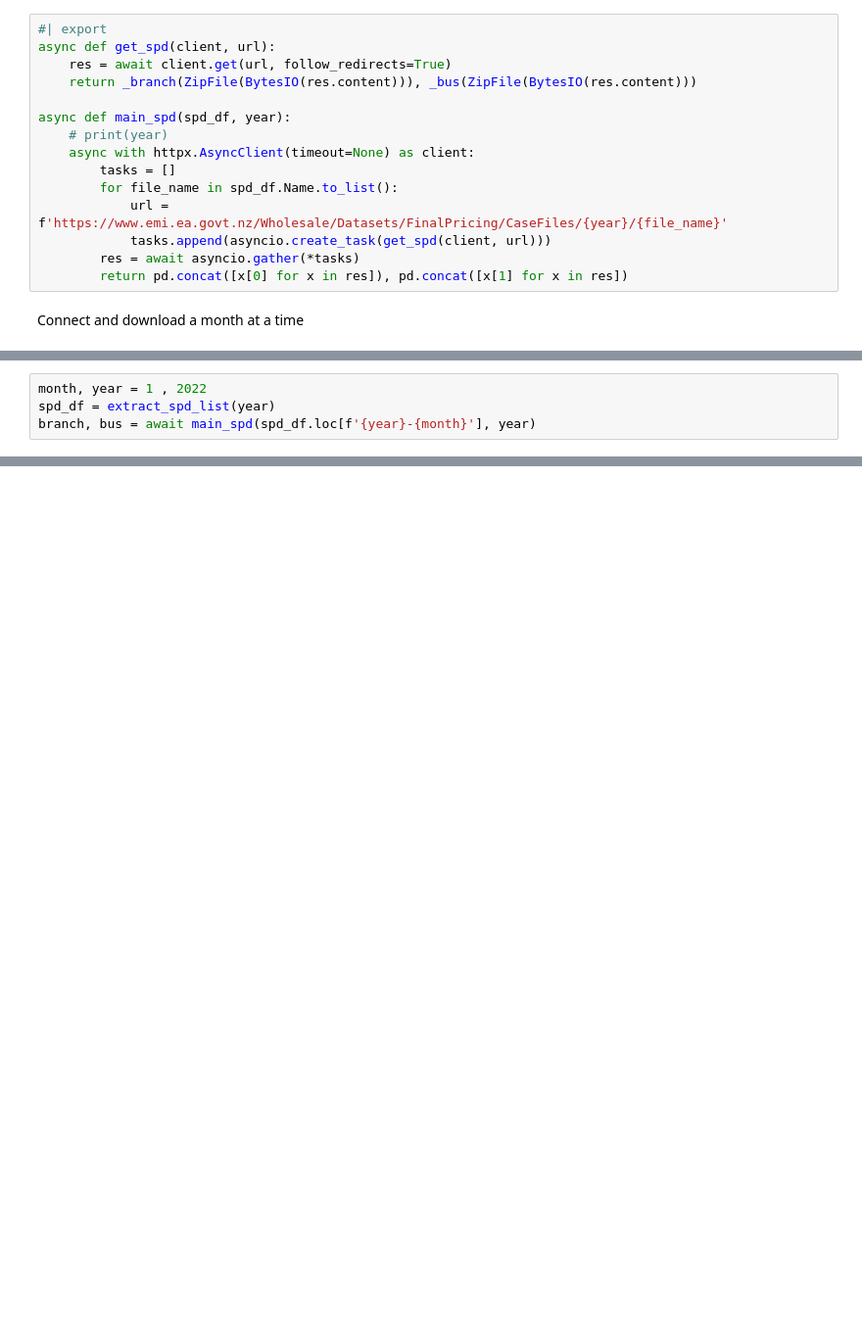
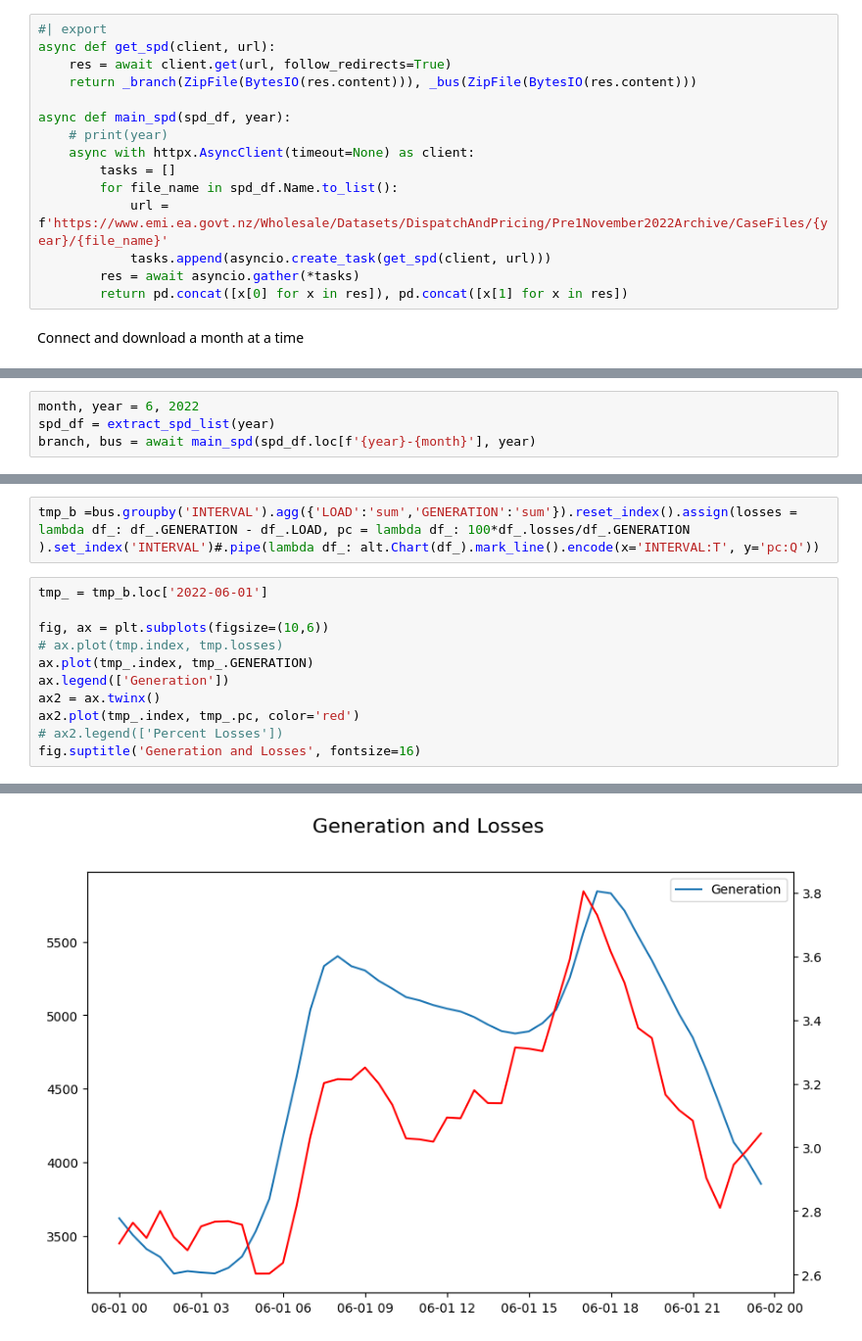
Before and after one commit to CJP123/spd_api, a Jupyter notebook: 00_spd.ipynb, the cells around one changed output, grey strips where cells are left out. Shown at 98% size. Cells and saved outputs as stored; diff of their text form; blank space fills up the shorter version.

```diff
--- a/00_spd.ipynb
+++ b/00_spd.ipynb
@@ -131,7 +132,7 @@ async def main_spd(spd_df, year):
     async with httpx.AsyncClient(timeout=None) as client:
         tasks = []
         for file_name in spd_df.Name.to_list():
-            url = f'https://www.emi.ea.govt.nz/Wholesale/Datasets/FinalPricing/CaseFiles/{year}/{file_name}'
+            url = f'https://www.emi.ea.govt.nz/Wholesale/Datasets/DispatchAndPricing/Pre1November2022Archive/CaseFiles/{year}/{file_name}'
             tasks.append(asyncio.create_task(get_spd(client, url)))
         res = await asyncio.gather(*tasks)
         return pd.concat([x[0] for x in res]), pd.concat([x[1] for x in res])
@@ -140,4 +145,4 @@ Connect and download a month at a time
 # %%
-month, year = 1 , 2022
+month, year = 6, 2022
 spd_df = extract_spd_list(year)
 branch, bus = await main_spd(spd_df.loc[f'{year}-{month}'], year)
@@ -162,0 +155,14 @@ branch, bus = await main_spd(spd_df.loc[f'{year}-{month}'], year)
+# %%
+tmp_b =bus.groupby('INTERVAL').agg({'LOAD':'sum','GENERATION':'sum'}).reset_index().assign(losses = lambda df_: df_.GENERATION - df_.LOAD, pc = lambda df_: 100*df_.losses/df_.GENERATION ).set_index('INTERVAL')#.pipe(lambda df_: alt.Chart(df_).mark_line().encode(x='INTERVAL:T', y='pc:Q'))
+# %%
+tmp_ = tmp_b.loc['2022-06-01']
+
+fig, ax = plt.subplots(figsize=(10,6))
+# ax.plot(tmp.index, tmp.losses)
+ax.plot(tmp_.index, tmp_.GENERATION)
+ax.legend(['Generation'])
+ax2 = ax.twinx()
+ax2.plot(tmp_.index, tmp_.pc, color='red')
+# ax2.legend(['Percent Losses'])
+fig.suptitle('Generation and Losses', fontsize=16)
+# %% [output]
@@ -162,0 +170 @@ branch, bus = await main_spd(spd_df.loc[f'{year}-{month}'], year)
+[figure, added]
```
Also changed, not shown: parts of 14 cells of this notebook, 1 other file.
